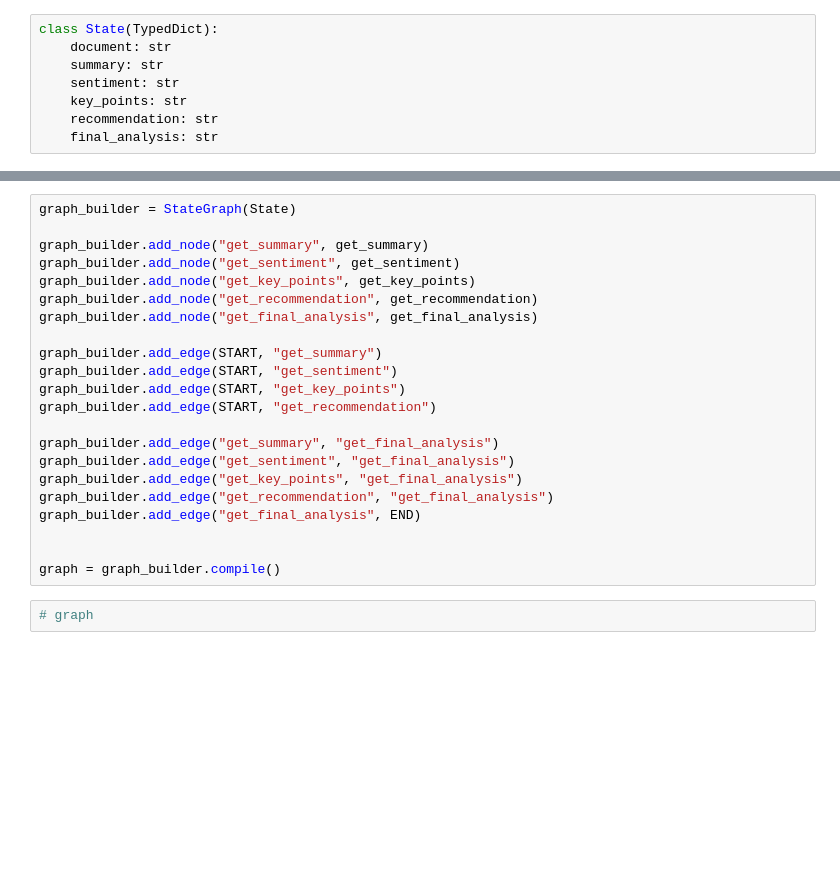
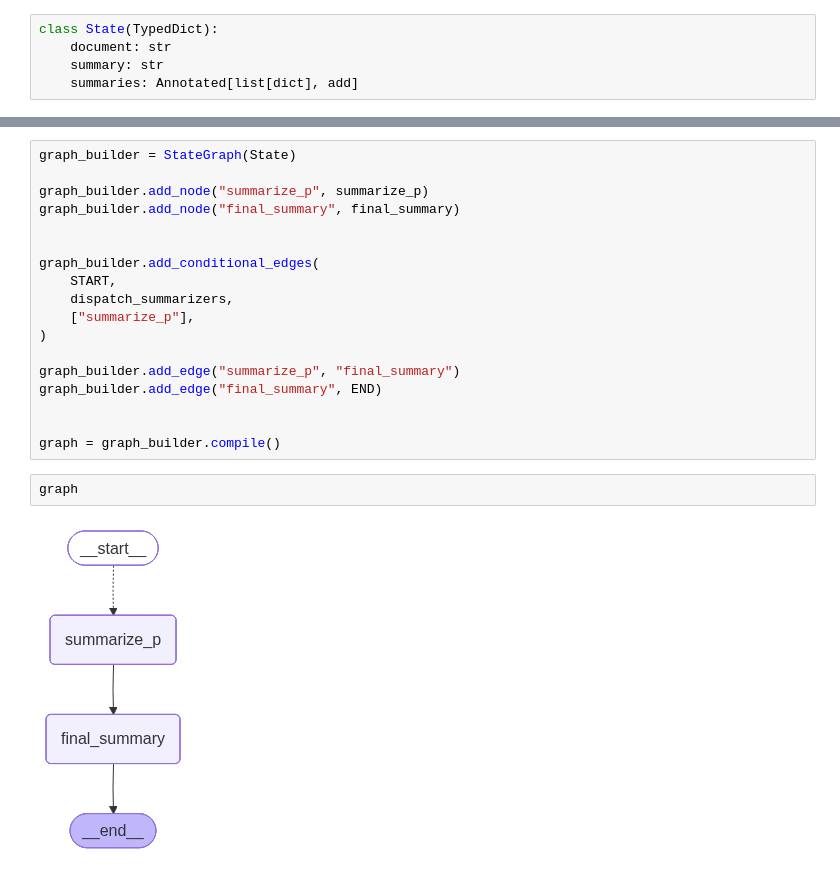
Before and after one commit to siggu/ai-agents-masterclass, a Jupyter notebook: workflow-architectures/main.ipynb, the cells around one changed output, grey strips where cells are left out. Cells and saved outputs as stored; diff of their text form; blank space fills up the shorter version.

```diff
--- a/workflow-architectures/main.ipynb
+++ b/workflow-architectures/main.ipynb
@@ -13,8 +14,5 @@ llm = init_chat_model("openai:gpt-4o-mini")
 class State(TypedDict):
     document: str
     summary: str
-    sentiment: str
-    key_points: str
-    recommendation: str
-    final_analysis: str
+    summaries: Annotated[list[dict], add]
 # %%
@@ -81,27 +50,25 @@ def get_final_analysis(state: State):
 # %%
 graph_builder = StateGraph(State)
 
-graph_builder.add_node("get_summary", get_summary)
-graph_builder.add_node("get_sentiment", get_sentiment)
-graph_builder.add_node("get_key_points", get_key_points)
-graph_builder.add_node("get_recommendation", get_recommendation)
-graph_builder.add_node("get_final_analysis", get_final_analysis)
+graph_builder.add_node("summarize_p", summarize_p)
+graph_builder.add_node("final_summary", final_summary)
 
-graph_builder.add_edge(START, "get_summary")
-graph_builder.add_edge(START, "get_sentiment")
-graph_builder.add_edge(START, "get_key_points")
-graph_builder.add_edge(START, "get_recommendation")
 
-graph_builder.add_edge("get_summary", "get_final_analysis")
-graph_builder.add_edge("get_sentiment", "get_final_analysis")
-graph_builder.add_edge("get_key_points", "get_final_analysis")
-graph_builder.add_edge("get_recommendation", "get_final_analysis")
-graph_builder.add_edge("get_final_analysis", END)
+graph_builder.add_conditional_edges(
+    START,
+    dispatch_summarizers,
+    ["summarize_p"],
+)
+
+graph_builder.add_edge("summarize_p", "final_summary")
+graph_builder.add_edge("final_summary", END)
 
 
 graph = graph_builder.compile()
 # %%
-# graph
+graph
+# %% [output]
+[figure, added]
 # %%
 with open("fed_transcript.md", "r", encoding="utf-8") as f:
     document = f.read()
```
Also changed, not shown: parts of 3 cells of this notebook.
